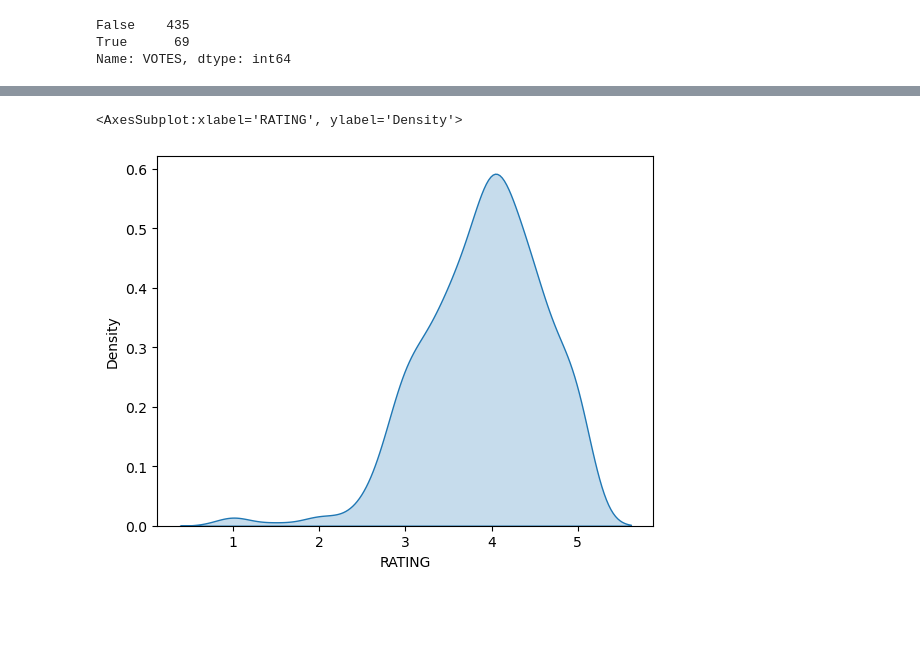
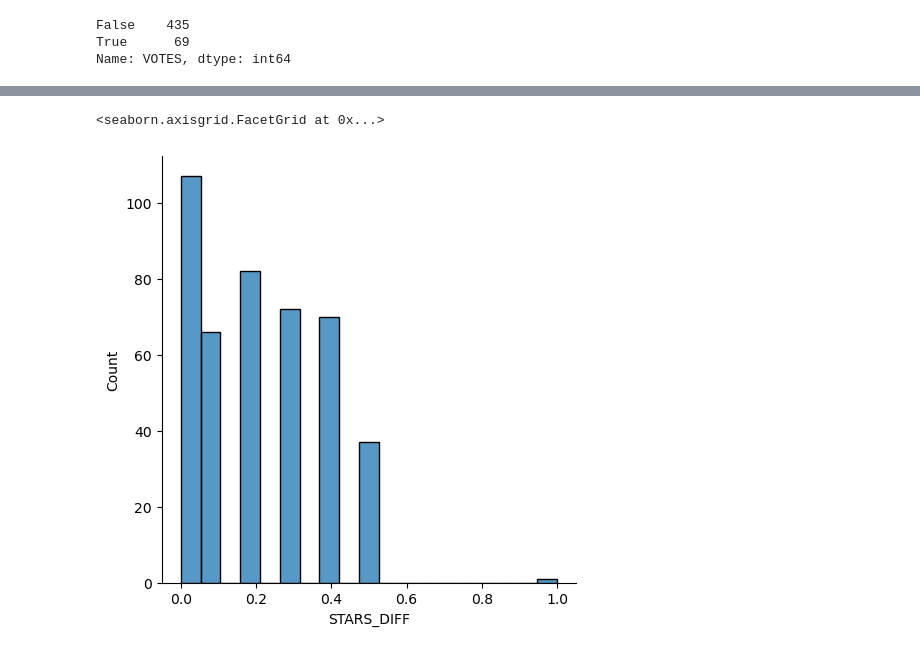
Before and after one commit to rohitcodism/ML-DS, a Jupyter notebook: Projects/Capstone-Project-1/capstone.ipynb, the cells around one changed output, grey strips where cells are left out. Cells and saved outputs as stored; diff of their text form; code cells hidden in the pictures; blank space fills up the shorter version.

```diff
--- a/Projects/Capstone-Project-1/capstone.ipynb
+++ b/Projects/Capstone-Project-1/capstone.ipynb
@@ -132,0 +141,2 @@ fandango2 = fandango.loc[(fandango['VOTES'] != 0)]
+# %%
+fandango2['STARS_DIFF'] = fandango['STARS']-fandango['RATING']
@@ -133,5 +158,5 @@ fandango2 = fandango.loc[(fandango['VOTES'] != 0)]
 # %%
-sns.kdeplot(data=fandango2, x='RATING', shade=True)
+sns.displot(data=fandango2, x='STARS_DIFF', palette='set2')
 # %% [output]
-<AxesSubplot:xlabel='RATING', ylabel='Density'>
+<seaborn.axisgrid.FacetGrid at 0x...>
-[figure, old version]
+[figure, new version]
```
Also changed, not shown: parts of 3 cells of this notebook.
